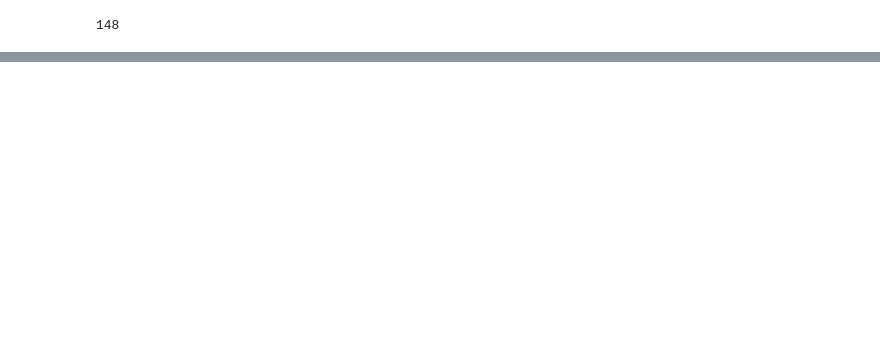
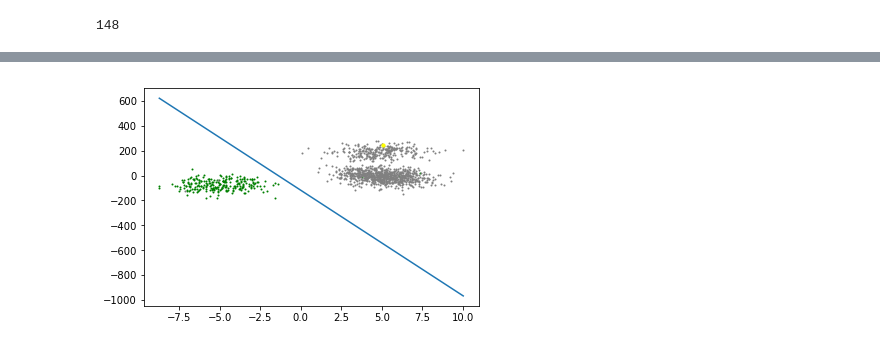
Before and after one commit to Sladge17/logistic_regression, a Jupyter notebook: logreg_train.ipynb, the cells around one changed output, grey strips where cells are left out. Saved outputs shown, nothing was run; the diff lists cells and outputs as text; code cells hidden in the pictures; blank space fills up the shorter version.

```diff
--- a/logreg_train.ipynb
+++ b/logreg_train.ipynb
@@ -144,0 +203,14 @@ array([0.10121056, 0.08535934, 0.08151308], dtype=float32)
+# %%
+plt.scatter(df[df['Hogwarts House'] == 'Slytherin']['Divination'], df[df['Hogwarts House'] == 'Slytherin']['Flying'], color='green', s=1)
+plt.scatter(df[df['Hogwarts House'] != 'Slytherin']['Divination'], df[df['Hogwarts House'] != 'Slytherin']['Flying'], color='gray', s=1)
+
+divider_x0 = x_minmax[2]
+divider_x1 = -(normalization(x_minmax[2], *x_minmax[2]) * weight[3] + weight[5]) / weight[4]
+divider_x1 = divider_x1 * (x_minmax[3][1] - x_minmax[3][0]) + x_minmax[3][0]
+plt.plot(divider_x0, divider_x1)
+
+plt.scatter(ins[2], ins[3], color='yellow', s=10)
+
+plt.show()
+# %% [output]
+[figure, added]
```
Also changed, not shown: parts of 14 cells of this notebook, 3 other files.
